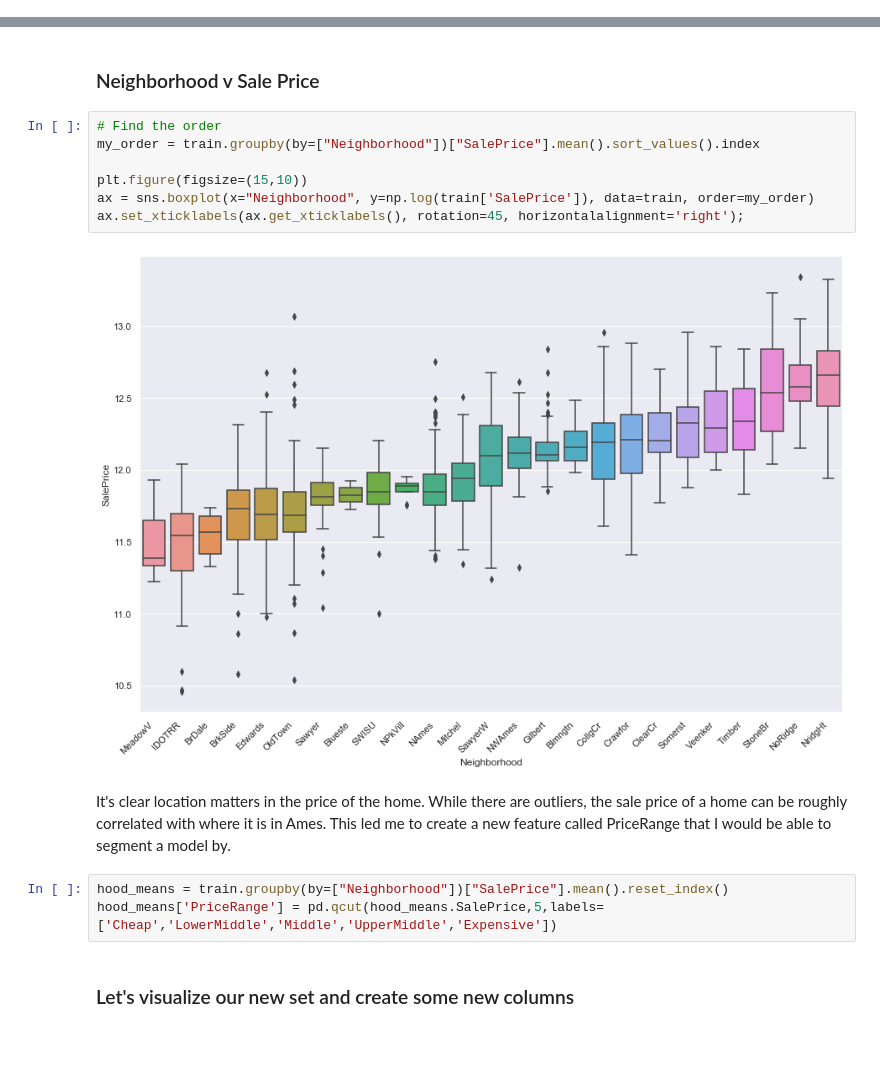
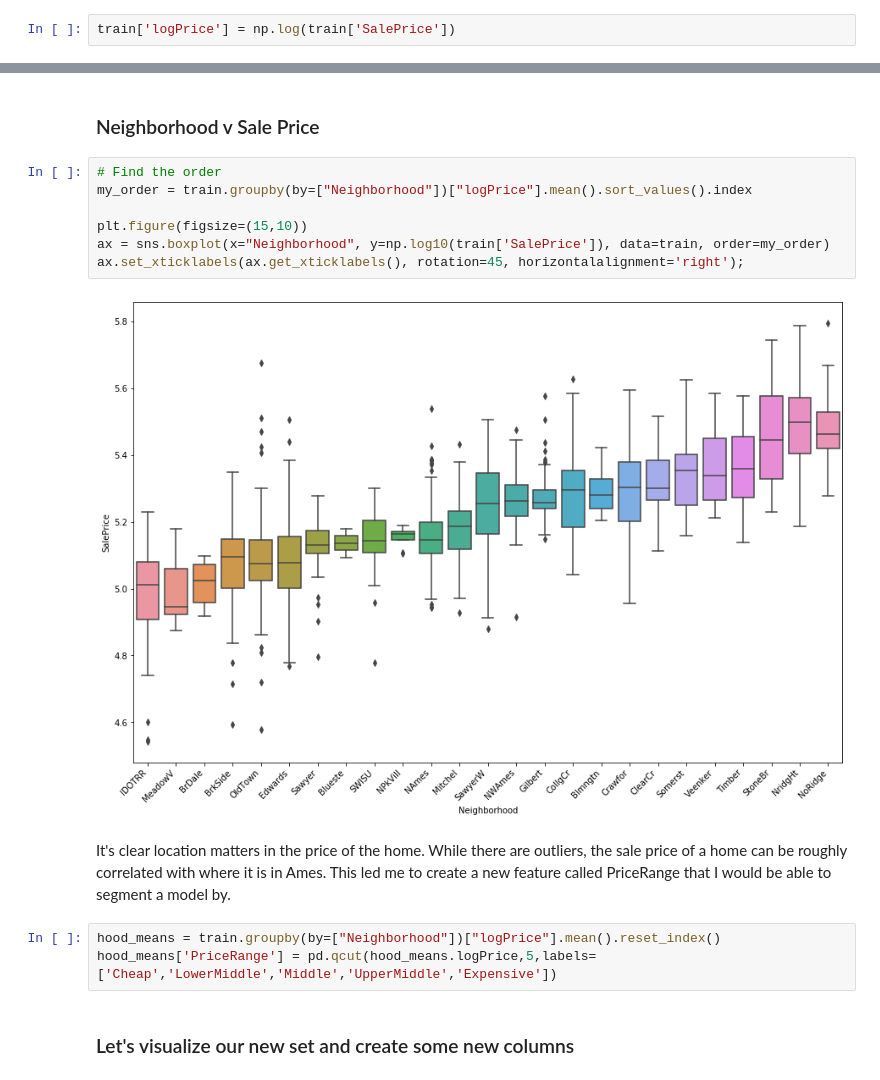
Before and after one commit to snuzbrokh/Ames-Housing, a Jupyter notebook: Sam/workbook.ipynb, the cells around one changed output, grey strips where cells are left out. Cells and saved outputs as stored; diff of their text form; blank space fills up the shorter version.

```diff
--- a/Sam/workbook.ipynb
+++ b/Sam/workbook.ipynb
@@ -31,24 +31,26 @@ test.fillna(0,inplace=True)
 # %%
 train.drop(columns=['Unnamed: 0', 'Id'], inplace=True)
 test.drop(columns=['Unnamed: 0', 'Id'], inplace=True)
+# %%
+train['logPrice'] = np.log(train['SalePrice'])
 # %% [markdown]
 ## Investigation of Trends
 # %% [markdown]
 ### Neighborhood v Sale Price
 # %%
 # Find the order
-my_order = train.groupby(by=["Neighborhood"])["SalePrice"].mean().sort_values().index
+my_order = train.groupby(by=["Neighborhood"])["logPrice"].mean().sort_values().index
 
 plt.figure(figsize=(15,10))
-ax = sns.boxplot(x="Neighborhood", y=np.log(train['SalePrice']), data=train, order=my_order)
+ax = sns.boxplot(x="Neighborhood", y=np.log10(train['SalePrice']), data=train, order=my_order)
 ax.set_xticklabels(ax.get_xticklabels(), rotation=45, horizontalalignment='right');
 # %% [output]
-[figure, old version]
+[figure, new version]
 # %% [markdown]
 It's clear location matters in the price of the home. While there are outliers, the sale price of a home can be roughly correlated with where it is in Ames. This led me to create a new feature called PriceRange that I would be able to segment a model by.
 # %%
-hood_means = train.groupby(by=["Neighborhood"])["SalePrice"].mean().reset_index()
-hood_means['PriceRange'] = pd.qcut(hood_means.SalePrice,5,labels=['Cheap','LowerMiddle','Middle','UpperMiddle','Expensive'])
+hood_means = train.groupby(by=["Neighborhood"])["logPrice"].mean().reset_index()
+hood_means['PriceRange'] = pd.qcut(hood_means.logPrice,5,labels=['Cheap','LowerMiddle','Middle','UpperMiddle','Expensive'])
 # %% [markdown]
 ### Let's visualize our new set and create some new columns
 # %%
```
Also changed, not shown: parts of 22 cells of this notebook, 2 other files.
